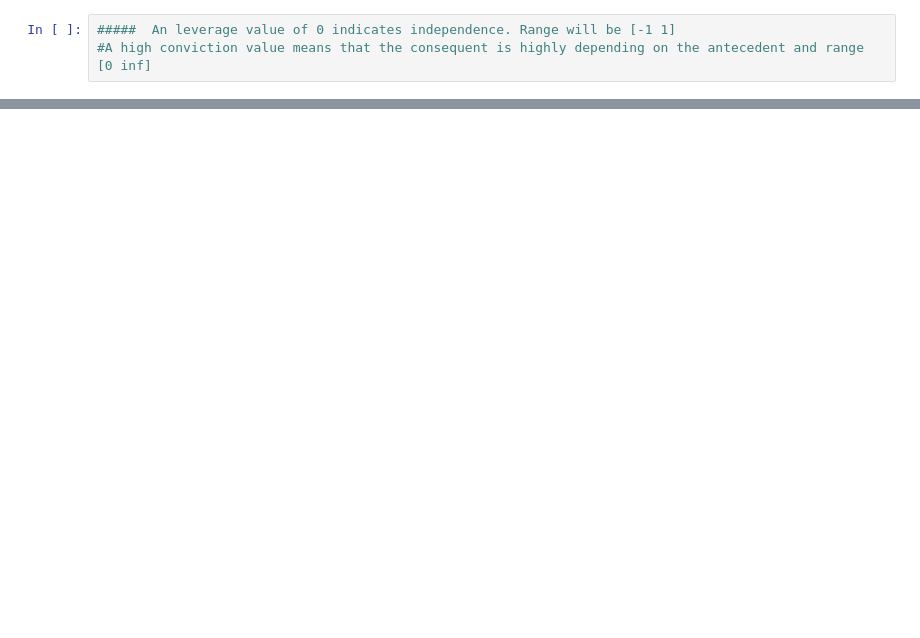
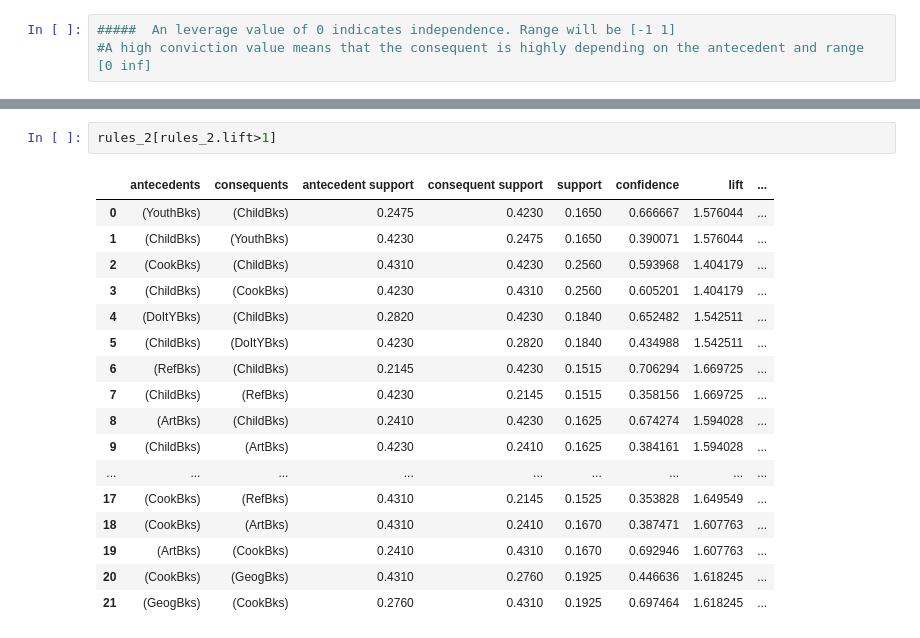
Before and after one commit to Bhavin52/Assignment, a Jupyter notebook: Association_Rules_Q1.ipynb, the cells around one changed output, grey strips where cells are left out. Drawn from its saved outputs; the diff is of its cells as text; blank space fills up the shorter version.

```diff
--- a/Association_Rules_Q1.ipynb
+++ b/Association_Rules_Q1.ipynb
@@ -115,3 +121,23 @@ rules[rules.lift>1]
 | 98 | (GeogBks) | (CookBks, ArtBks) | 0.2760 | 0.1670 | 0.1035 | 0.375000 | 2.245509 | ... |
 | 99 | (ArtBks) | (CookBks, GeogBks) | 0.2410 | 0.1925 | 0.1035 | 0.429461 | 2.230964 | ... |
 100 rows × 9 columns
+# %%
+rules_2[rules_2.lift>1]
+# %% [output]
+|  | antecedents | consequents | antecedent support | consequent support | support | confidence | lift | ... |
+| 0 | (YouthBks) | (ChildBks) | 0.2475 | 0.4230 | 0.1650 | 0.666667 | 1.576044 | ... |
+| 1 | (ChildBks) | (YouthBks) | 0.4230 | 0.2475 | 0.1650 | 0.390071 | 1.576044 | ... |
+| 2 | (CookBks) | (ChildBks) | 0.4310 | 0.4230 | 0.2560 | 0.593968 | 1.404179 | ... |
+| 3 | (ChildBks) | (CookBks) | 0.4230 | 0.4310 | 0.2560 | 0.605201 | 1.404179 | ... |
+| 4 | (DoItYBks) | (ChildBks) | 0.2820 | 0.4230 | 0.1840 | 0.652482 | 1.542511 | ... |
+| 5 | (ChildBks) | (DoItYBks) | 0.4230 | 0.2820 | 0.1840 | 0.434988 | 1.542511 | ... |
+| 6 | (RefBks) | (ChildBks) | 0.2145 | 0.4230 | 0.1515 | 0.706294 | 1.669725 | ... |
+| 7 | (ChildBks) | (RefBks) | 0.4230 | 0.2145 | 0.1515 | 0.358156 | 1.669725 | ... |
+| 8 | (ArtBks) | (ChildBks) | 0.2410 | 0.4230 | 0.1625 | 0.674274 | 1.594028 | ... |
+| 9 | (ChildBks) | (ArtBks) | 0.4230 | 0.2410 | 0.1625 | 0.384161 | 1.594028 | ... |
+| ... | ... | ... | ... | ... | ... | ... | ... | ... |
+| 17 | (CookBks) | (RefBks) | 0.4310 | 0.2145 | 0.1525 | 0.353828 | 1.649549 | ... |
+| 18 | (CookBks) | (ArtBks) | 0.4310 | 0.2410 | 0.1670 | 0.387471 | 1.607763 | ... |
+| 19 | (ArtBks) | (CookBks) | 0.2410 | 0.4310 | 0.1670 | 0.692946 | 1.607763 | ... |
+| 20 | (CookBks) | (GeogBks) | 0.4310 | 0.2760 | 0.1925 | 0.446636 | 1.618245 | ... |
+| 21 | (GeogBks) | (CookBks) | 0.2760 | 0.4310 | 0.1925 | 0.697464 | 1.618245 | ... |
```
Also changed, not shown: parts of 4 cells of this notebook.
